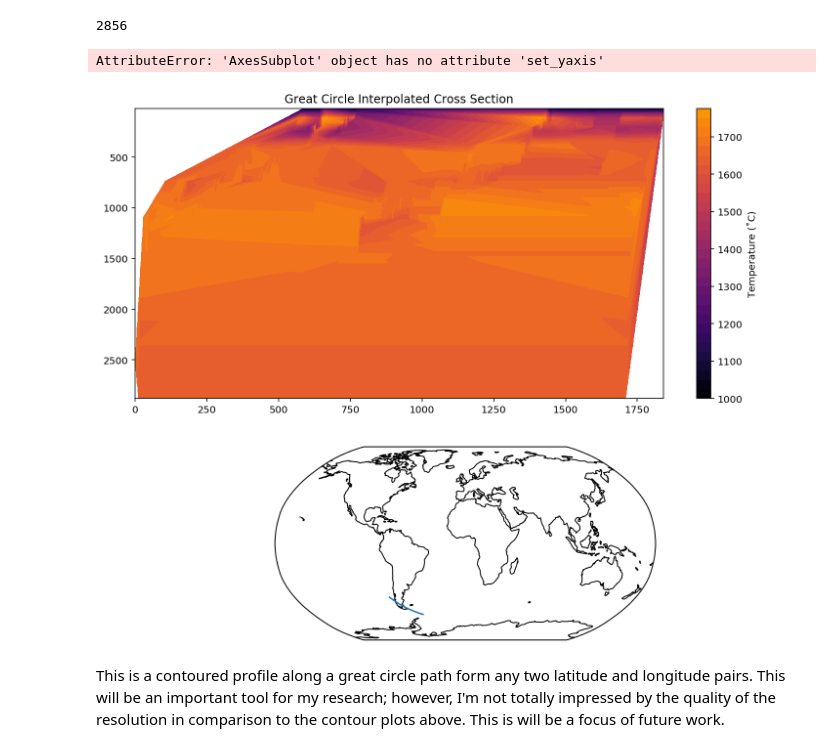
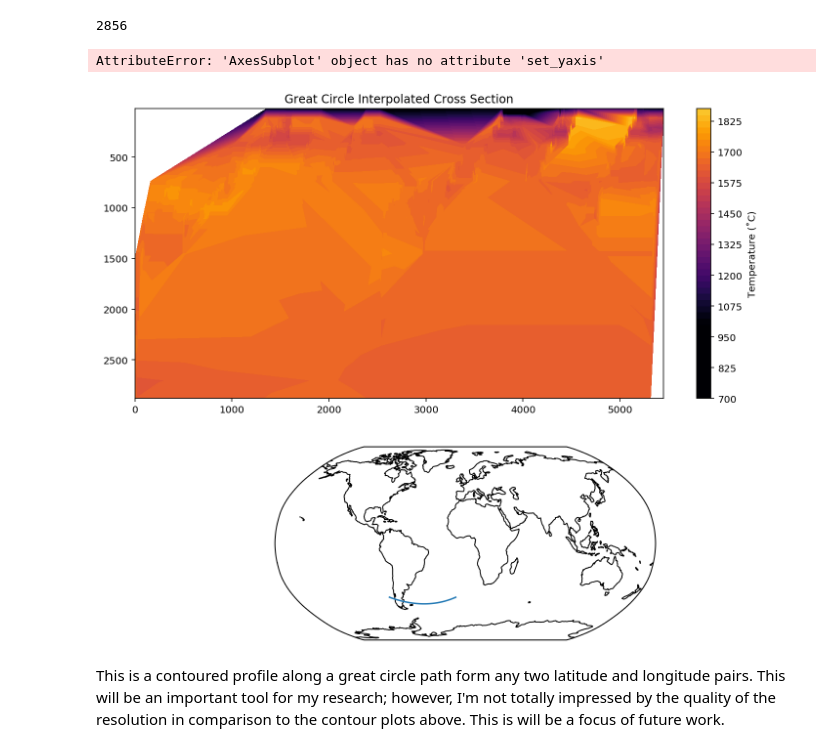
Before and after one commit to ahollyday/RCES_final_project, a Jupyter notebook: RCES_FINAL_PROJ_2019.ipynb, the cells around one changed output. Cells and saved outputs as stored; diff of their text form; code cells hidden in the pictures.

```diff
--- a/RCES_FINAL_PROJ_2019.ipynb
+++ b/RCES_FINAL_PROJ_2019.ipynb
@@ -58,5 +89,5 @@ import math
 # %%
-df = pd.read_csv('/Users/andrewhollyday/Desktop/DT_model_2', header=None, sep = '\s', names = ['1','2','3','4','5','6','7'])
+df = pd.read_csv('/Users/andrewhollyday/DT_MODEL_output', header=None, sep = '\s', names = ['1','2','3','4','5','6','7'])
 # %%
 df = df.drop(columns="2")
 df = df.drop(columns="4")
@@ -163,7 +194,7 @@ gl.ylabels_right = False
 # %% [markdown]
 This figure zooms into the southern Argentina region, where three early Pliocene shorelines have been identified.  These shorelines represent similar elevations during formation; however, their current elevations are not equal.  This may be due to dynamic topogrpahy.  These results show that dynamic uplift occurs in this region in a spatial pattern that may explain the sites' current elevations.  That said, these model results only go back 4Ma, and the shorelines date back to ~5Ma.
 # %%
-ds = pd.read_csv('/Users/andrewhollyday/Desktop/solution5_output.csv', header=None)
+ds = pd.read_csv('/Users/andrewhollyday/Solution5_output.csv', header=None)
 ds.columns = ['vel_0', 'vel_1', 'vel_2', 'grav_0', 'grav_1', 'grav_2', 'p', 'T', 'geoid', 'heat_flux','DT', 'strain_rate', 'density', 'viscosity', 'non_ad_T', 'azimuth','elevation','r']
 ds_u = ds
 ds_u.azimuth = ds_u.azimuth*(180/np.pi)
@@ -365,7 +396,7 @@ Text(0.5, 1.0, 'Localities')
 # %% [markdown]
 Multiple temperature-depth average profiles through the mantle from sites thought to be actively upwelling or downwelling.  A global depth average is also included for comparison.  This was constructed from averaging temperatures from a rectangle.
 # %%
-ds_step1 = pd.read_csv('/Users/andrewhollyday/Desktop/solution0_output.csv', header=None)
+ds_step1 = pd.read_csv('/Users/andrewhollyday/Desktop/Solution0_output.csv', header=None)
 ds_step1.columns = ['vel_0', 'vel_1', 'vel_2', 'grav_0', 'grav_1', 'grav_2', 'p', 'T', 'geoid', 'heat_flux','DT', 'strain_rate', 'density', 'viscosity', 'non_ad_T', 'azimuth','elevation','r']
 ds_step1.azimuth = ds_step1.azimuth*(180/np.pi)
 ds_step1.elevation = ds_step1.elevation*(180/np.pi)
@@ -375,7 +406,7 @@ ds_step1['r_rounded'] = ds_step1['r'].round(0)
 ds_step1['depth_round_2'] = ds_step1['r_rounded']
 ds_step1
 
-ds = pd.read_csv('/Users/andrewhollyday/Desktop/solution5_output.csv', header=None)
+ds = pd.read_csv('/Users/andrewhollyday/Desktop/Solution5_output.csv', header=None)
 ds.columns = ['vel_0', 'vel_1', 'vel_2', 'grav_0', 'grav_1', 'grav_2', 'p', 'T', 'geoid', 'heat_flux','DT', 'strain_rate', 'density', 'viscosity', 'non_ad_T', 'azimuth','elevation','r']
 ds_u = ds
 ds_u.azimuth = ds_u.azimuth*(180/np.pi)
@@ -517,8 +548,8 @@ g = dsU_7['T']
 # %%
 ptlon1 = -80
 ptlat1 = -45
-ptlon2 = -50
-ptlat2 = -60
+ptlon2 = -10
+ptlat2 = -45
 
 #ptlon1 = 1
 #ptlat1 = 1
@@ -639,23 +670,23 @@ len(x_cont)
 # %%
 from matplotlib import gridspec
 
 fig = plt.figure(figsize = (20,10))
 
 gs = gridspec.GridSpec(2, 2, width_ratios=[2, 1], height_ratios = [3,2])
 ax113 = plt.subplot(gs[2], projection=ccrs.Robinson())
 ax113.set_global()
 ax113.coastlines()
 ax113.plot(mylons,mylats,100,transform=ccrs.PlateCarree())
 
 ax112 = plt.subplot(gs[0])
 ax112.invert_yaxis()
-CS = ax112.contourf(x_cont,y_cont,z_cont,30, cmap = plt.cm.inferno, cbar_kwargs={},vmin=1000,vmax=2000)
+CS = ax112.contourf(x_cont,y_cont,z_cont,50, cmap = plt.cm.inferno, cbar_kwargs={},vmin=1000,vmax=2000)
 cbar = fig.colorbar(CS, cmap = plt.cm.inferno,label='Temperature (˚C)')
 
 ax112.set_title("Great Circle Interpolated Cross Section")
 ax112.set_yaxis('Depth (km)')
 # %% [output]
 AttributeError: 'AxesSubplot' object has no attribute 'set_yaxis'
-[figure, old version]
+[figure, new version]
 # %% [markdown]
 This is a contoured profile along a great circle path form any two latitude and longitude pairs.  This will be an important tool for my research; however, I'm not totally impressed by the quality of the resolution in comparison to the contour plots above.  This is will be a focus of future work.
```
Also changed, not shown: parts of 10 cells of this notebook.
